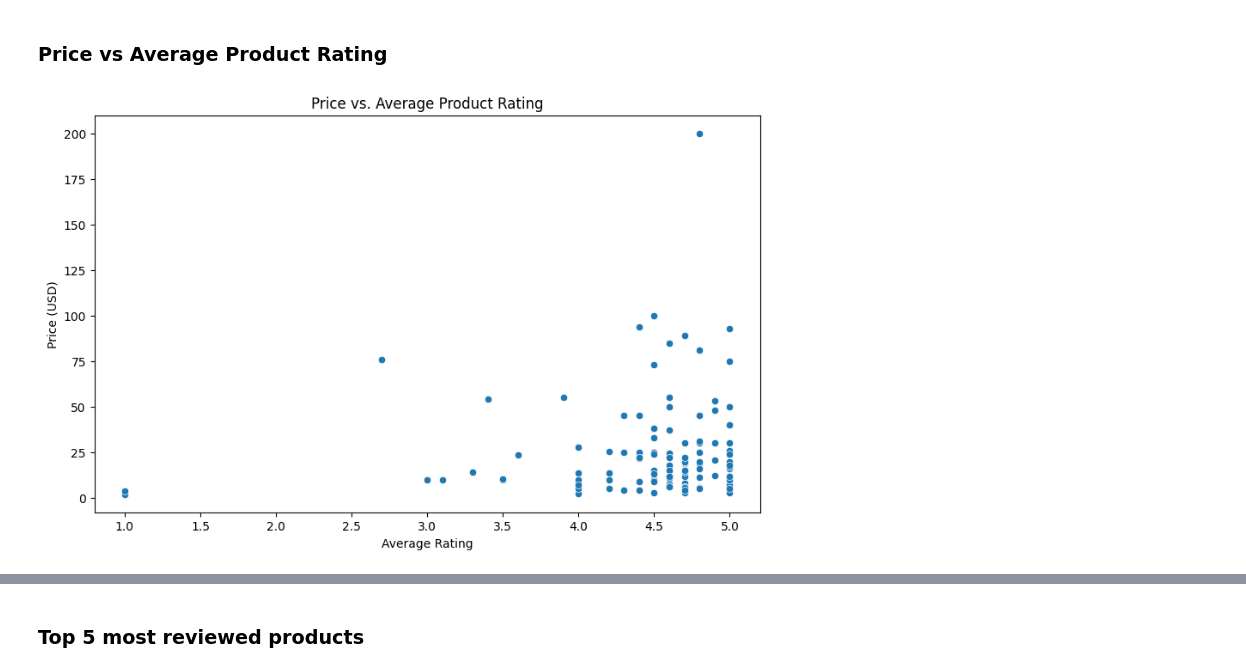
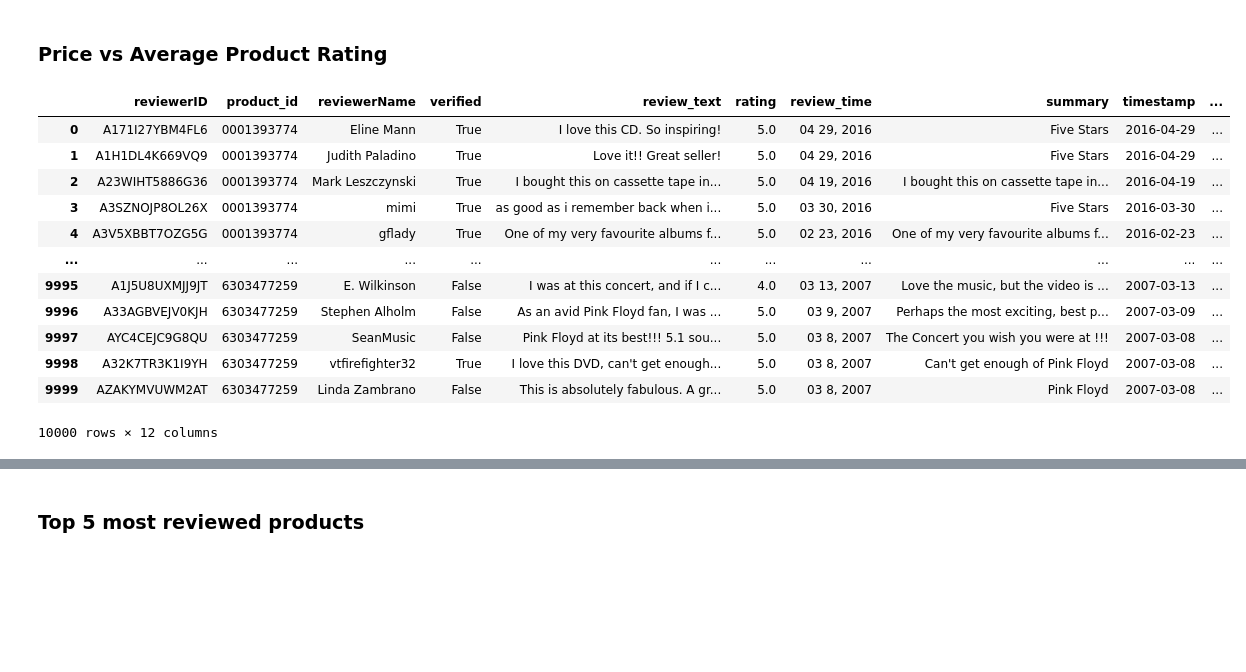
Before and after one commit to MatheusRDG/slm-agentic-recommendation, a Jupyter notebook: notebooks/1_data_exploration.ipynb, the cells around one changed output, grey strips where cells are left out. Drawn from its saved outputs; the diff is of its cells as text; code cells hidden in the pictures; blank space fills up the shorter version.

```diff
--- a/notebooks/1_data_exploration.ipynb
+++ b/notebooks/1_data_exploration.ipynb
@@ -224,21 +196,19 @@ plt.show()
 [figure]
 # %% [markdown]
 ### Price vs Average Product Rating
-# %%
-# Convert price to numeric, coerce errors to NaN (non-numeric entries)
-meta_df["price"] = pd.to_numeric(
-    meta_df["price"].str.replace(r"[^\d.]", "", regex=True), errors="coerce"
-)
-
-# Drop rows where price is NaN (invalid price values)
-meta_df = meta_df.dropna(subset=["price"])
-
-# Plot Price vs Average Product Rating
-plt.figure(figsize=(10, 6))
-sns.scatterplot(x="average_rating", y="price", data=meta_df)
-plt.title("Price vs. Average Product Rating")
-plt.xlabel("Average Rating")
-plt.ylabel("Price (USD)")
-plt.show()
-# %% [output]
-[figure, removed]
+# %%
+reviews_df
+# %% [output]
+|  | reviewerID | product_id | reviewerName | verified | review_text | rating | review_time | summary | timestamp | ... |
+| 0 | A171I27YBM4FL6 | 0001393774 | Eline Mann | True | I love this CD. So inspiring! | 5.0 | 04 29, 2016 | Five Stars | 2016-04-29 | ... |
+| 1 | A1H1DL4K669VQ9 | 0001393774 | Judith Paladino | True | Love it!! Great seller! | 5.0 | 04 29, 2016 | Five Stars | 2016-04-29 | ... |
+| 2 | A23WIHT5886G36 | 0001393774 | Mark Leszczynski | True | I bought this on cassette tape in... | 5.0 | 04 19, 2016 | I bought this on cassette tape in... | 2016-04-19 | ... |
+| 3 | A3SZNOJP8OL26X | 0001393774 | mimi | True | as good as i remember back when i... | 5.0 | 03 30, 2016 | Five Stars | 2016-03-30 | ... |
+| 4 | A3V5XBBT7OZG5G | 0001393774 | gflady | True | One of my very favourite albums f... | 5.0 | 02 23, 2016 | One of my very favourite albums f... | 2016-02-23 | ... |
+| ... | ... | ... | ... | ... | ... | ... | ... | ... | ... | ... |
+| 9995 | A1J5U8UXMJJ9JT | 6303477259 | E. Wilkinson | False | I was at this concert, and if I c... | 4.0 | 03 13, 2007 | Love the music, but the video is ... | 2007-03-13 | ... |
+| 9996 | A33AGBVEJV0KJH | 6303477259 | Stephen Alholm | False | As an avid Pink Floyd fan, I was ... | 5.0 | 03 9, 2007 | Perhaps the most exciting, best p... | 2007-03-09 | ... |
+| 9997 | AYC4CEJC9G8QU | 6303477259 | SeanMusic | False | Pink Floyd at its best!!! 5.1 sou... | 5.0 | 03 8, 2007 | The Concert you wish you were at !!! | 2007-03-08 | ... |
+| 9998 | A32K7TR3K1I9YH | 6303477259 | vtfirefighter32 | True | I love this DVD, can't get enough... | 5.0 | 03 8, 2007 | Can't get enough of Pink Floyd | 2007-03-08 | ... |
+| 9999 | AZAKYMVUWM2AT | 6303477259 | Linda Zambrano | False | This is absolutely fabulous. A gr... | 5.0 | 03 8, 2007 | Pink Floyd | 2007-03-08 | ... |
+10000 rows × 12 columns
```
Also changed, not shown: parts of 8 cells of this notebook, 3 other files.
